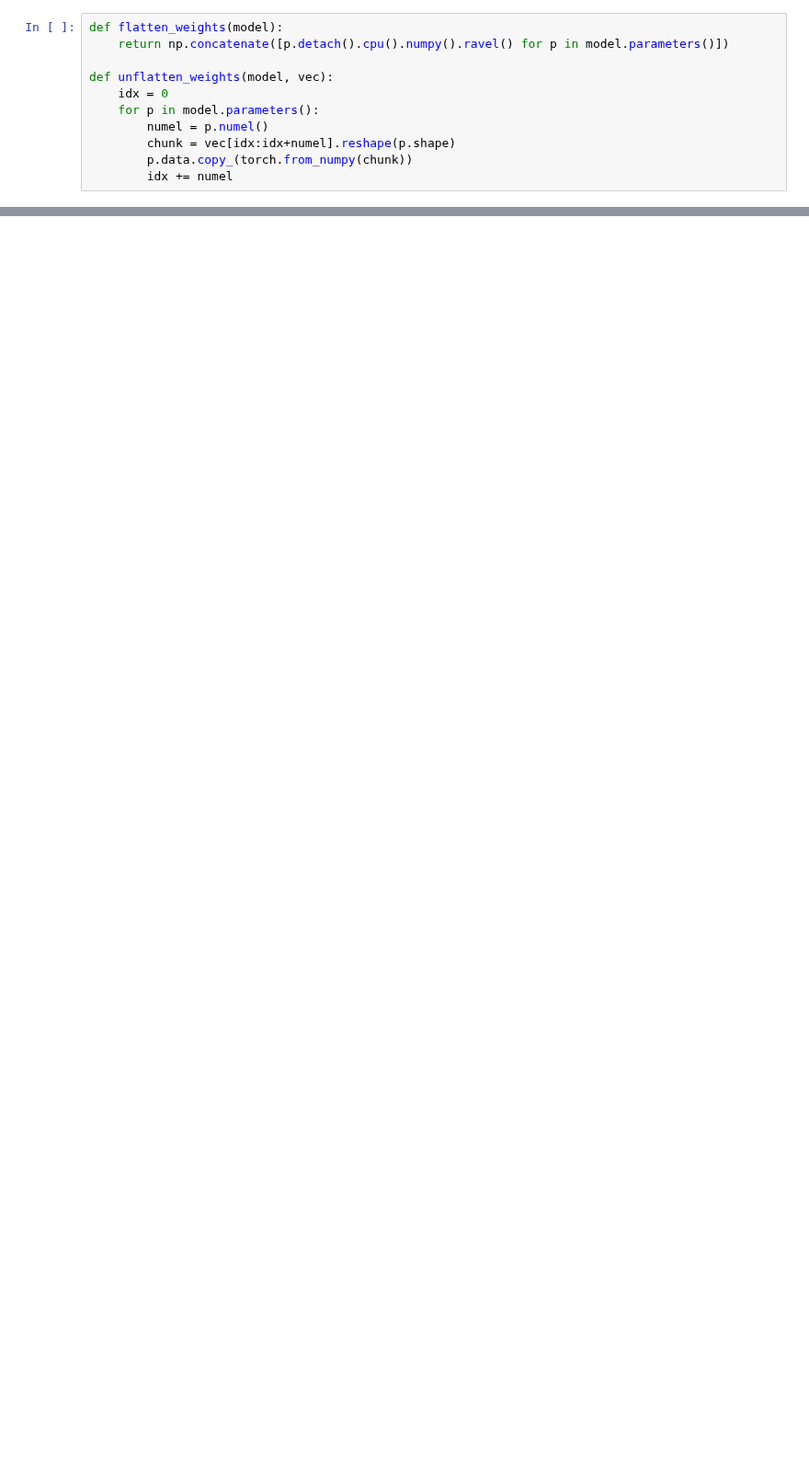
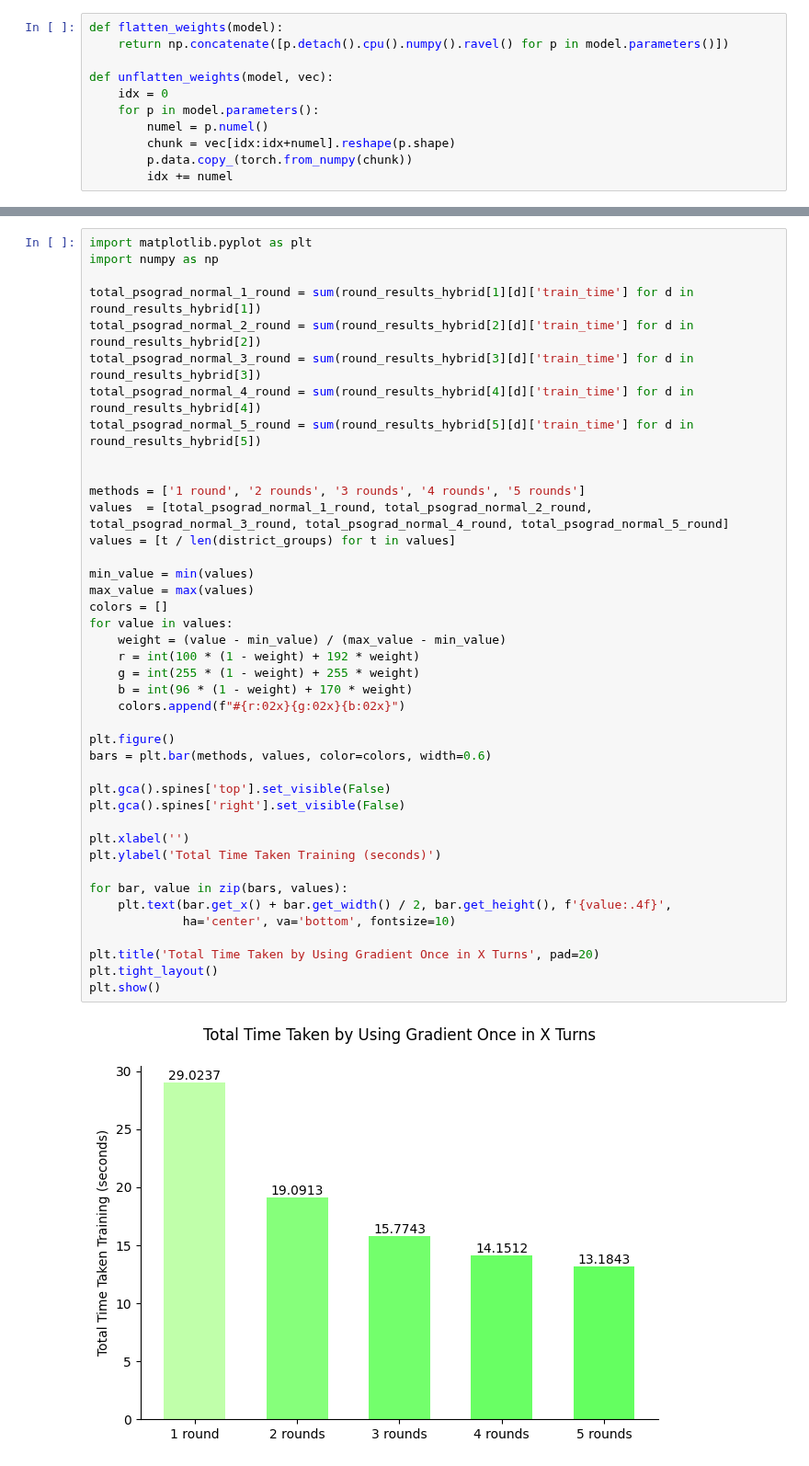
Before and after one commit to omerzzeybek9/Traffic-Congestion-Prediction-Optimization, a Jupyter notebook: pso_experiments.ipynb, the cells around one changed output, grey strips where cells are left out. Shown at 92% size. Saved outputs shown, nothing was run; the diff lists cells and outputs as text; blank space fills up the shorter version.

```diff
--- a/pso_experiments.ipynb
+++ b/pso_experiments.ipynb
@@ -327,0 +457,43 @@ plt.show()
+# %%
+import matplotlib.pyplot as plt
+import numpy as np
+
+total_psograd_normal_1_round = sum(round_results_hybrid[1][d]['train_time'] for d in round_results_hybrid[1])
+total_psograd_normal_2_round = sum(round_results_hybrid[2][d]['train_time'] for d in round_results_hybrid[2])
+total_psograd_normal_3_round = sum(round_results_hybrid[3][d]['train_time'] for d in round_results_hybrid[3])
+total_psograd_normal_4_round = sum(round_results_hybrid[4][d]['train_time'] for d in round_results_hybrid[4])
+total_psograd_normal_5_round = sum(round_results_hybrid[5][d]['train_time'] for d in round_results_hybrid[5])
+
+
+methods = ['1 round', '2 rounds', '3 rounds', '4 rounds', '5 rounds']
+values  = [total_psograd_normal_1_round, total_psograd_normal_2_round, total_psograd_normal_3_round, total_psograd_normal_4_round, total_psograd_normal_5_round]
+values = [t / len(district_groups) for t in values]
+
+min_value = min(values)
+max_value = max(values)
+colors = []
+for value in values:
+    weight = (value - min_value) / (max_value - min_value)
+    r = int(100 * (1 - weight) + 192 * weight)
+    g = int(255 * (1 - weight) + 255 * weight)
+    b = int(96 * (1 - weight) + 170 * weight)
+    colors.append(f"#{r:02x}{g:02x}{b:02x}")
+
+plt.figure()
+bars = plt.bar(methods, values, color=colors, width=0.6)
+
+plt.gca().spines['top'].set_visible(False)
+plt.gca().spines['right'].set_visible(False)
+
+plt.xlabel('')
+plt.ylabel('Total Time Taken Training (seconds)')
+
+for bar, value in zip(bars, values):
+    plt.text(bar.get_x() + bar.get_width() / 2, bar.get_height(), f'{value:.4f}',
+             ha='center', va='bottom', fontsize=10)
+
+plt.title('Total Time Taken by Using Gradient Once in X Turns', pad=20)
+plt.tight_layout()
+plt.show()
+# %% [output]
+[figure, added]
```
Also changed, not shown: parts of 11 cells of this notebook.
